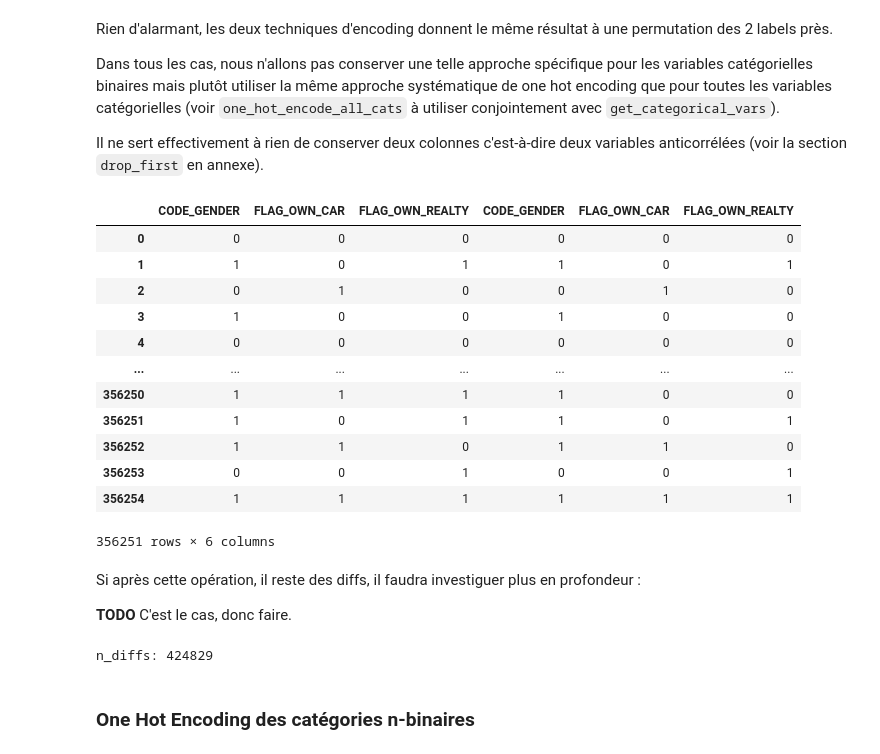
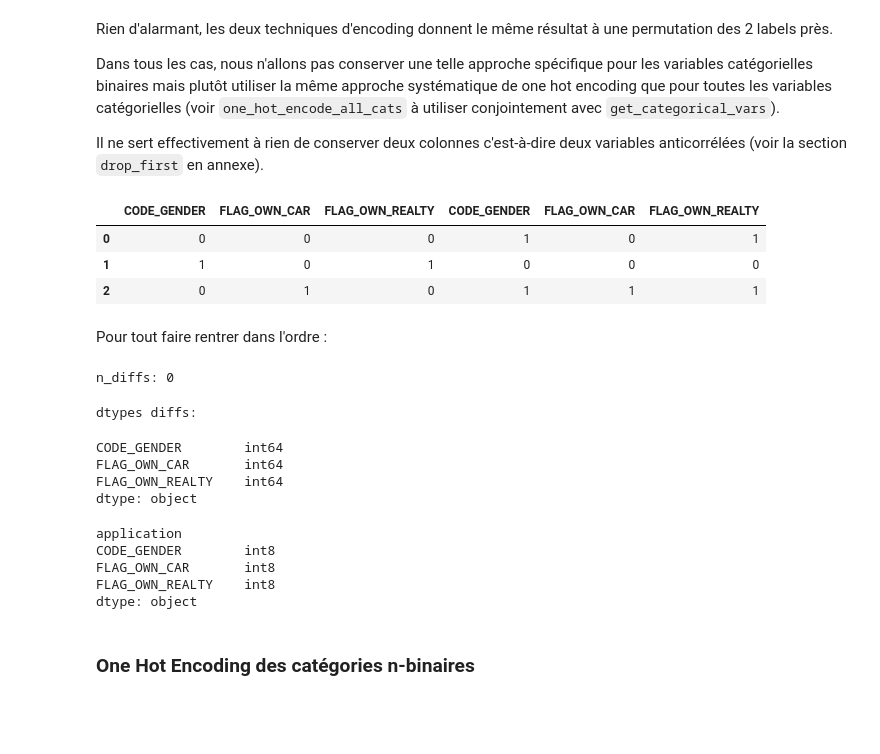
Before and after one commit to Franck-PepperLabs/pepper_credit_scoring_tool, a Jupyter notebook: notebooks/feature_engineering/lightgbm_kernel.ipynb, the cells around one changed output. Saved outputs shown, nothing was run; the diff lists cells and outputs as text; code cells hidden in the pictures; blank space fills up the shorter version.

Commit message:
LGBM Kernel sprint.

```diff
--- a/notebooks/feature_engineering/lightgbm_kernel.ipynb
+++ b/notebooks/feature_engineering/lightgbm_kernel.ipynb
@@ -208,8 +54,7 @@ Un wrapper de `get_table` avec un adaptation du type et des valeurs de `TARGET`.
 # %%
-from home_credit.utils import get_table
+from home_credit.lightgbm_kernel_v2 import load_data
 import numpy as np
-def load_application_v2(nrows=None):
-    data = get_table("application").copy()
+def load_data_v2(nrows=None):
+    data = load_data("application", nrows)
     data.TARGET = data.TARGET.astype(object).replace(-1, np.nan)
-    # If used, not the same as v1
-    return data if nrows is None else data.sample(nrows)
+    return data
@@ -243,0 +63,8 @@ dtypes are aligned
+# %%
+from pepper.pd_utils import align_df2_on_df1
+nrows = None  # 1_000
+pk_name = "SK_ID_CURR"
+data_v1 = load_data_v1(nrows)
+data_v2 = align_df2_on_df1(pk_name, data_v1, load_data_v2(nrows))
+# display(data_v1)
+# display(data_v2)
@@ -246,9 +87,10 @@ dtypes are aligned
 
 Suppression ou correction des aberrations et valeurs manquantes pour les catégories.
 # %%
-def clean_cats_v1(df):
+def clean_cats_v1(data):
     # Optional: Remove 4 applications with XNA CODE_GENDER (train set)
-    return df[df['CODE_GENDER'] != 'XNA']
+    # NB > copy() was added to avoid subsequent errors or warnings caused by working on a view
+    return data[data['CODE_GENDER'] != 'XNA'].copy()
 # %%
 def clean_cats_v2(data):
     # Optional: Remove 4 applications with XNA CODE_GENDER (train set)
@@ -260,2 +101,5 @@ clean_app_v2 = clean_cats_v2(app_v2)
+# %%
+clean_data_v1 = clean_cats_v1(data_v1)
+clean_data_v2 = clean_cats_v2(data_v2)
 # %%
 from pepper.pd_utils import df_neq
@@ -296,32 +152,35 @@ Dans tous les cas, nous n'allons pas conserver une telle approche spécifique po
 Il ne sert effectivement à rien de conserver deux colonnes c'est-à-dire deux variables anticorrélées (voir la section `drop_first` en annexe).
 # %%
 bin_vars = ['CODE_GENDER', 'FLAG_OWN_CAR', 'FLAG_OWN_REALTY']
-display(pd.concat([clean_app_v1[bin_vars], clean_app_v2[bin_vars]], axis=1))
+display(pd.concat([clean_data_v1[bin_vars], clean_data_v2[bin_vars]], axis=1).head(3))
 # %% [output]
 |  | CODE_GENDER | FLAG_OWN_CAR | FLAG_OWN_REALTY | CODE_GENDER | FLAG_OWN_CAR | FLAG_OWN_REALTY |
-| 0 | 0 | 0 | 0 | 0 | 0 | 0 |
-| 1 | 1 | 0 | 1 | 1 | 0 | 1 |
-| 2 | 0 | 1 | 0 | 0 | 1 | 0 |
-| 3 | 1 | 0 | 0 | 1 | 0 | 0 |
-| 4 | 0 | 0 | 0 | 0 | 0 | 0 |
-| ... | ... | ... | ... | ... | ... | ... |
-| 356250 | 1 | 1 | 1 | 1 | 0 | 0 |
-| 356251 | 1 | 0 | 1 | 1 | 0 | 1 |
-| 356252 | 1 | 1 | 0 | 1 | 1 | 0 |
-| 356253 | 0 | 0 | 1 | 0 | 0 | 1 |
-| 356254 | 1 | 1 | 1 | 1 | 1 | 1 |
+| 0 | 0 | 0 | 0 | 1 | 0 | 1 |
+| 1 | 1 | 0 | 1 | 0 | 0 | 0 |
+| 2 | 0 | 1 | 0 | 1 | 1 | 1 |
-356251 rows × 6 columns
-# %% [markdown]
-Si après cette opération, il reste des diffs, il faudra investiguer plus en profondeur :
-
-**TODO** C'est le cas, donc faire.
+# %% [markdown]
+Pour tout faire rentrer dans l'ordre :
 # %%
 from pepper.pd_utils import df_neq
-clean_app_v2.CODE_GENDER = 1 - clean_app_v2.CODE_GENDER
-clean_app_v2.FLAG_OWN_REALTY = 1 - clean_app_v2.FLAG_OWN_REALTY
-is_diff = df_neq(clean_app_v1, clean_app_v2)
+clean_data_v2.CODE_GENDER = 1 - clean_data_v2.CODE_GENDER
+clean_data_v2.FLAG_OWN_REALTY = 1 - clean_data_v2.FLAG_OWN_REALTY
+is_diff = df_neq(clean_data_v1, clean_data_v2)
 print("n_diffs:", is_diff.sum().sum())
 # %% [output]
-n_diffs: 424829
+n_diffs: 0
+# %%
+from pepper.pd_utils import check_dtypes_alignment
+check_dtypes_alignment(clean_data_v1, clean_data_v2)
+# %% [output]
+dtypes diffs:
+CODE_GENDER        int64
+FLAG_OWN_CAR       int64
+FLAG_OWN_REALTY    int64
+dtype: object
+application
+CODE_GENDER        int8
+FLAG_OWN_CAR       int8
+FLAG_OWN_REALTY    int8
+dtype: object
 # %% [markdown]
 ### One Hot Encoding des catégories n-binaires
```
Also changed, not shown: parts of 259 cells of this notebook, 8 other files.
